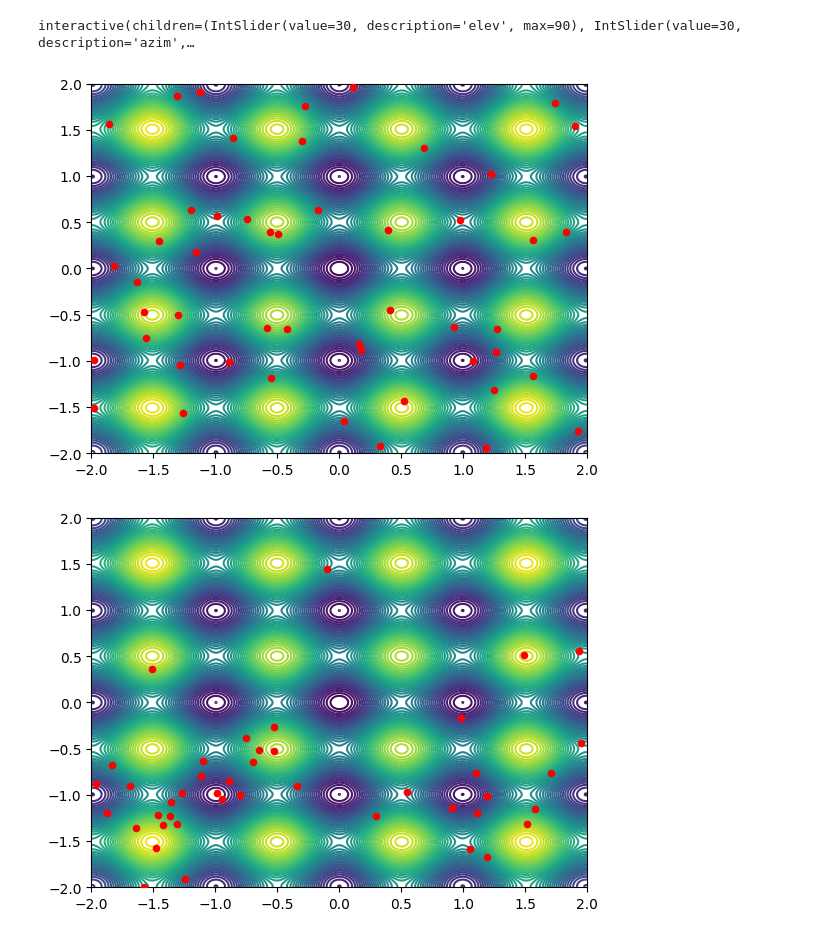
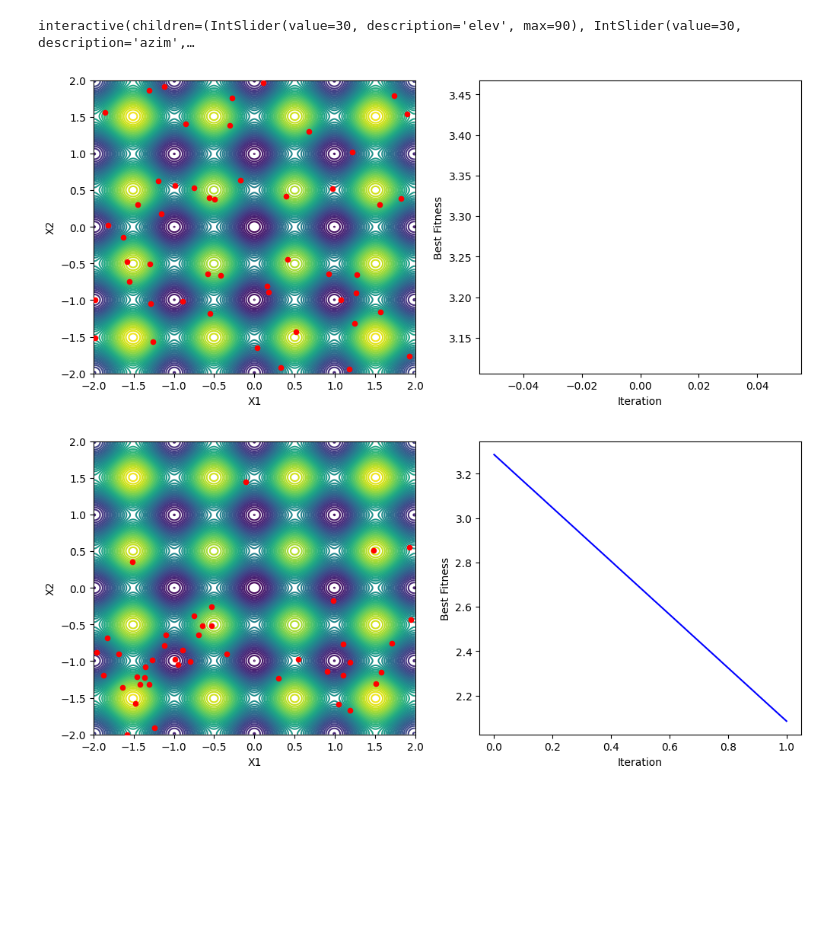
Before and after one commit to Khalil-Youssefi/SwarmRoboticsLecture, a Jupyter notebook: PSO_2D_Rastrigin.ipynb, the cells around one changed output. Cells and saved outputs as stored; diff of their text form; code cells hidden in the pictures; blank space fills up the shorter version.

```diff
--- a/PSO_2D_Rastrigin.ipynb
+++ b/PSO_2D_Rastrigin.ipynb
@@ -6,7 +6,7 @@ from ipywidgets import interactive
 # %%
 def f2d(X1,X2):
     # Rastrigin function 2d
-    return 10 + X1**2 + X2**2 - 10 * np.cos(2 * np.pi * X1) - 10 * np.cos(2 * np.pi * X2)
+    return 20 + X1**2 + X2**2 - 10 * np.cos(2 * np.pi * X1) - 10 * np.cos(2 * np.pi * X2)
 # %%
 LB = -2
 HB = 2
@@ -43,22 +43,33 @@ np.random.seed(100)
 pso_particles = np.random.uniform(LB, HB, (N, 2))
 pso_particles_fitness = f2d(pso_particles[:,0], pso_particles[:,1])
 # %%
+history = []
 def plot_f2d_pso():
-    plot_f2d()   # background first
-
-    plt.scatter(
+    global X1, X2, Y, pso_particles, pso_particles_fitness, history
+    figure = plt.figure(figsize=(12, 5))
+    ax1 = figure.add_subplot(121)
+    ax1.contour(X1, X2, Y, levels=50, zorder=0, cmap='viridis')
+    ax1.scatter(
         pso_particles[:,0],
         pso_particles[:,1],
         color='red',
         s=20,
         zorder=10
     )
-    plt.xlim(LB, HB)
-    plt.ylim(LB, HB)
-    plt.show()
+    ax1.set_xlim(LB, HB)
+    ax1.set_ylim(LB, HB)
+    ax1.set_xlabel('X1')
+    ax1.set_ylabel('X2')
+
+    history.append(np.min(pso_particles_fitness))
+    ax2 = figure.add_subplot(122)
+    ax2.plot(history, color='blue')
+    ax2.set_xlabel('Iteration')
+    ax2.set_ylabel('Best Fitness')
+
 plot_f2d_pso()
 # %% [output]
-[figure, old version]
+[figure, new version]
 # %%
 pso_particles_vel = np.random.uniform(-1, 1, (N,2))
 pso_particles_pbest = pso_particles.copy()
@@ -84,7 +95,7 @@ for i in range(N):
             pso_global_best_fitness = pso_particles_pbest_fitness[i]
 plot_f2d_pso()
 # %% [output]
-[figure, old version]
+[figure, new version]
 # %%
 max_vel = 0.1
 for k in range(100):
```
Also changed, not shown: parts of 1 cell of this notebook, 1 other file.
